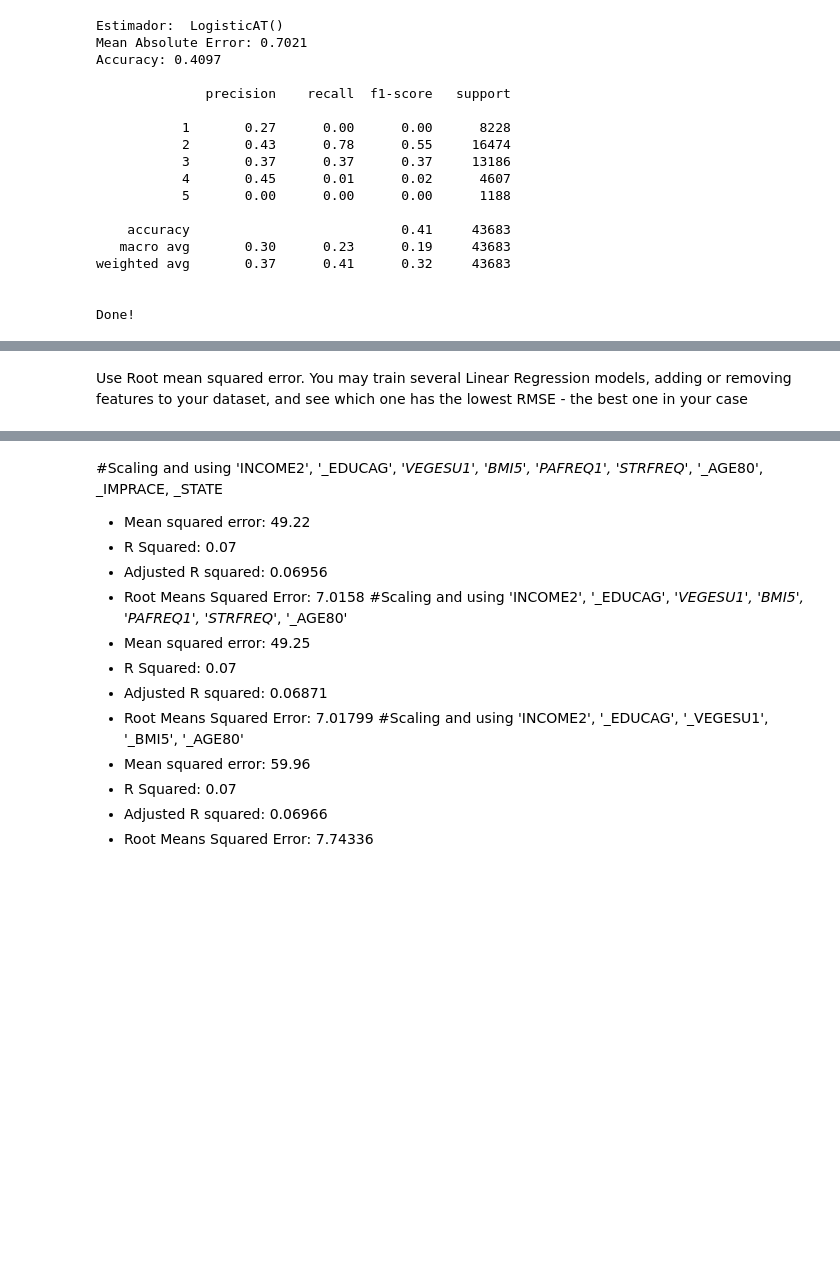
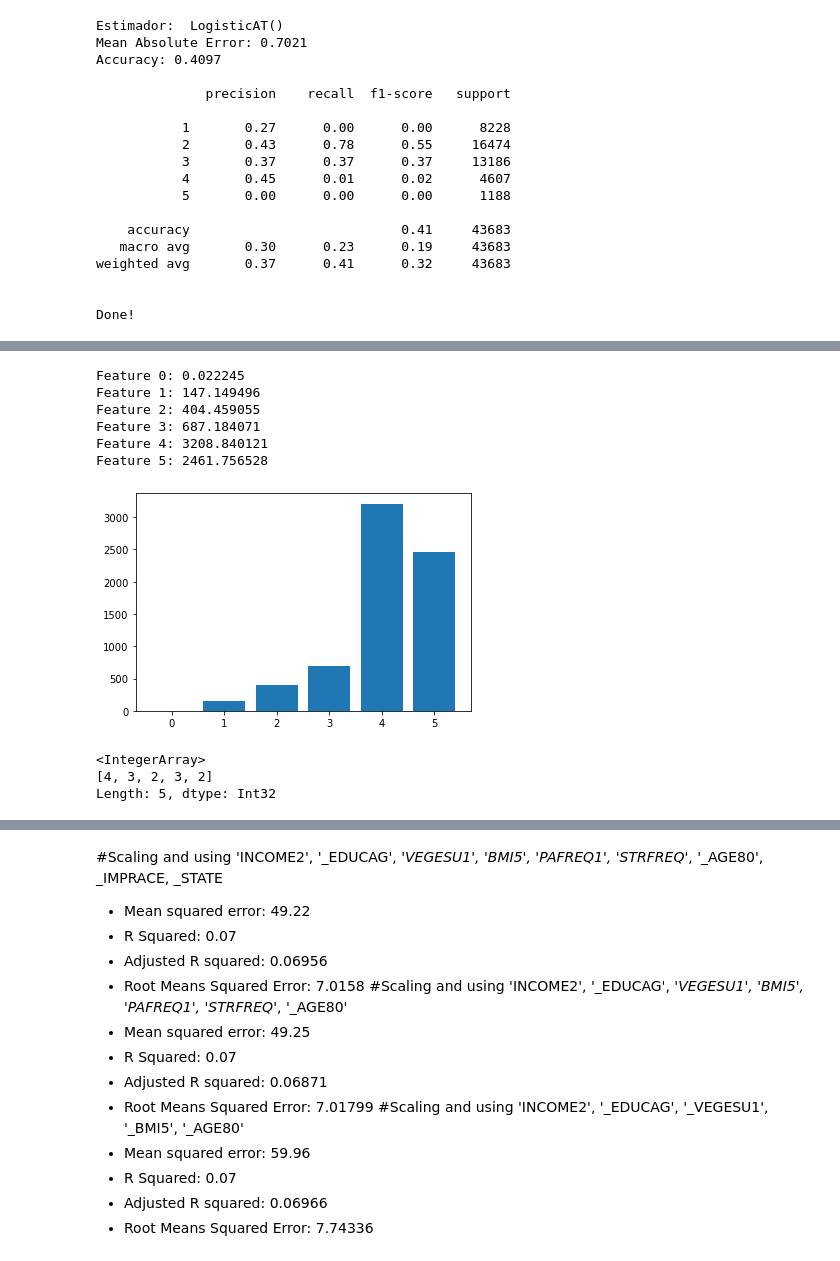
Before and after one commit to EMarksCyr/Final_Project_Health_Outcome_Prediction, a Jupyter notebook: analysis/ordinal_logistic_regression.ipynb, the cells around one changed output, grey strips where cells are left out. Cells and saved outputs as stored; diff of their text form; code cells hidden in the pictures; blank space fills up the shorter version.

Commit message:
Working on machine learning model, need to figure out effective feature analysis method

```diff
--- a/analysis/ordinal_logistic_regression.ipynb
+++ b/analysis/ordinal_logistic_regression.ipynb
@@ -451,2 +406,0 @@ print(y_test.shape)
-# %% [markdown]
-Use Root mean squared error. You may train several Linear Regression models, adding or removing features to your dataset, and see which one has the lowest RMSE - the best one in your case
@@ -462,0 +407,28 @@ plt.show()
+# %%
+from sklearn.feature_selection import SelectKBest
+from sklearn.feature_selection import chi2
+
+# feature selection
+def select_features(X_train, y_train, X_test):
+	fs = SelectKBest(score_func=chi2, k='all')
+	fs.fit(X_train, y_train)
+	X_train_fs = fs.transform(X_train)
+	X_test_fs = fs.transform(X_test)
+	return X_train_fs, X_test_fs, fs
+# %%
+# feature selection
+X_train_fs, X_test_fs, fs = select_features(X_train, y_train, X_test)
+# what are scores for the features
+for i in range(len(fs.scores_)):
+	print('Feature %d: %f' % (i, fs.scores_[i]))
+# plot the scores
+pyplot.bar([i for i in range(len(fs.scores_))], fs.scores_)
+pyplot.show()
+# %% [output]
+Feature 0: 0.022245
+Feature 1: 147.149496
+Feature 2: 404.459055
+Feature 3: 687.184071
+Feature 4: 3208.840121
+Feature 5: 2461.756528
+[figure, added]
@@ -462,0 +440,8 @@ plt.show()
+# %%
+# Define the target set.
+y = gen_health2_df["GENHLTH"].values
+y[:5]
+# %% [output]
+<IntegerArray>
+[4, 3, 2, 3, 2]
+Length: 5, dtype: Int32
```
Also changed, not shown: parts of 18 cells of this notebook, 1 other file.
